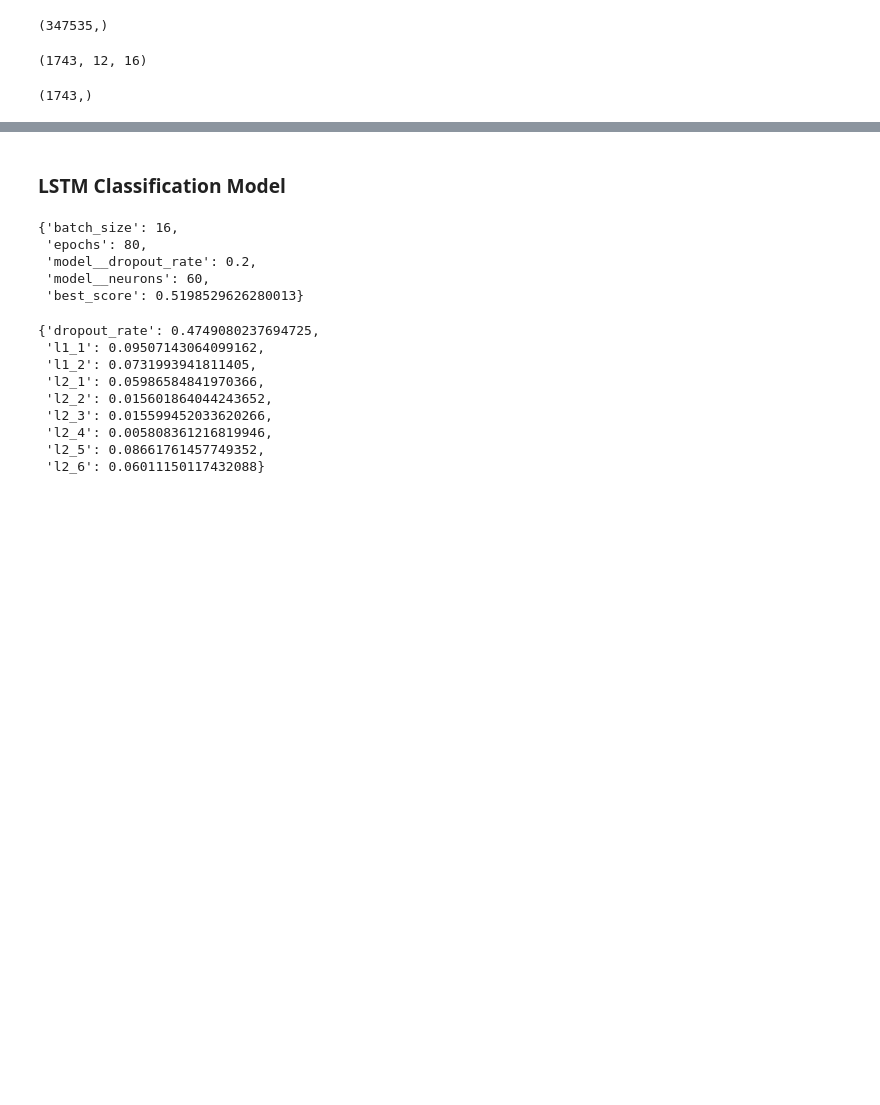
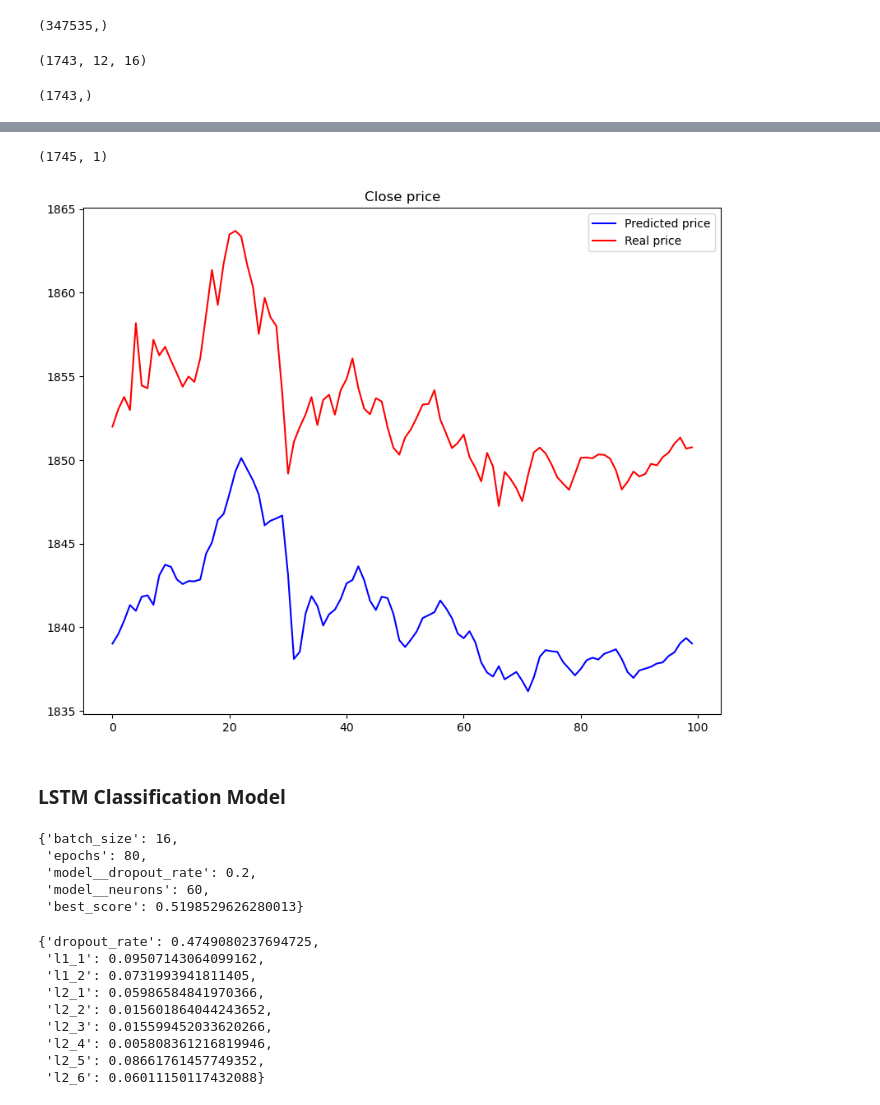
Before and after one commit to Farzad-ES/Crypto-Price-Forecasting, a Jupyter notebook: Time Series Forecaster.ipynb, the cells around one changed output, grey strips where cells are left out. Cells and saved outputs as stored; diff of their text form; code cells hidden in the pictures; blank space fills up the shorter version.

```diff
--- a/Time Series Forecaster.ipynb
+++ b/Time Series Forecaster.ipynb
@@ -177,0 +227,9 @@ y_validation.shape
+# %%
+X_test_reg=[]
+y_test_reg=[]
+for i in range(12, len(test_inputs_reg)):
+    X_test_reg.append(test_inputs_reg[i-12:i, :])
+    y_test_reg.append(test_inputs_reg[i, 1])
+X_test_reg, y_test_reg=np.array(X_test_reg), np.array(y_test_reg)
+X_test_reg=np.reshape(X_test_reg, newshape=(X_test_reg.shape[0], X_test_reg.shape[1], df_reg.shape[1]))
+X_test_reg.shape
@@ -177,0 +242,2 @@ y_validation.shape
+# %%
+predicted_close_prices=lstm_reg_model.predict(X_test_reg)
@@ -178,3 +246,22 @@ y_validation.shape
+# %%
+predicted_close_prices.shape
+# %% [output]
+(1745, 1)
+# %%
+prediction_copies_array = np.repeat(predicted_close_prices,5, axis=-1)
+predicted_close_prices = scaler_reg.inverse_transform(np.reshape(prediction_copies_array,(len(predicted_close_prices),5)))[:,0]
+# %%
+y_test_reg_copy = np.repeat(y_test_reg,5, axis=-1)
+y_test_reg = scaler_reg.inverse_transform(np.reshape(y_test_reg_copy,(len(y_test_reg),5)))[:,0]
+# %%
+plt.figure(figsize=(10,8))
+plt.plot(predicted_close_prices[len(predicted_close_prices)-100:len(predicted_close_prices)], color='blue', label='Predicted price')
+plt.plot(y_test_reg[len(y_test_reg)-100:len(y_test_reg)], color='red', label='Real price')
+plt.title("Close price")
+plt.legend()
+plt.show()
+# %% [output]
+[figure, added]
 # %% [markdown]
 ### LSTM Classification Model
 # %%
```
Also changed, not shown: parts of 22 cells of this notebook.
